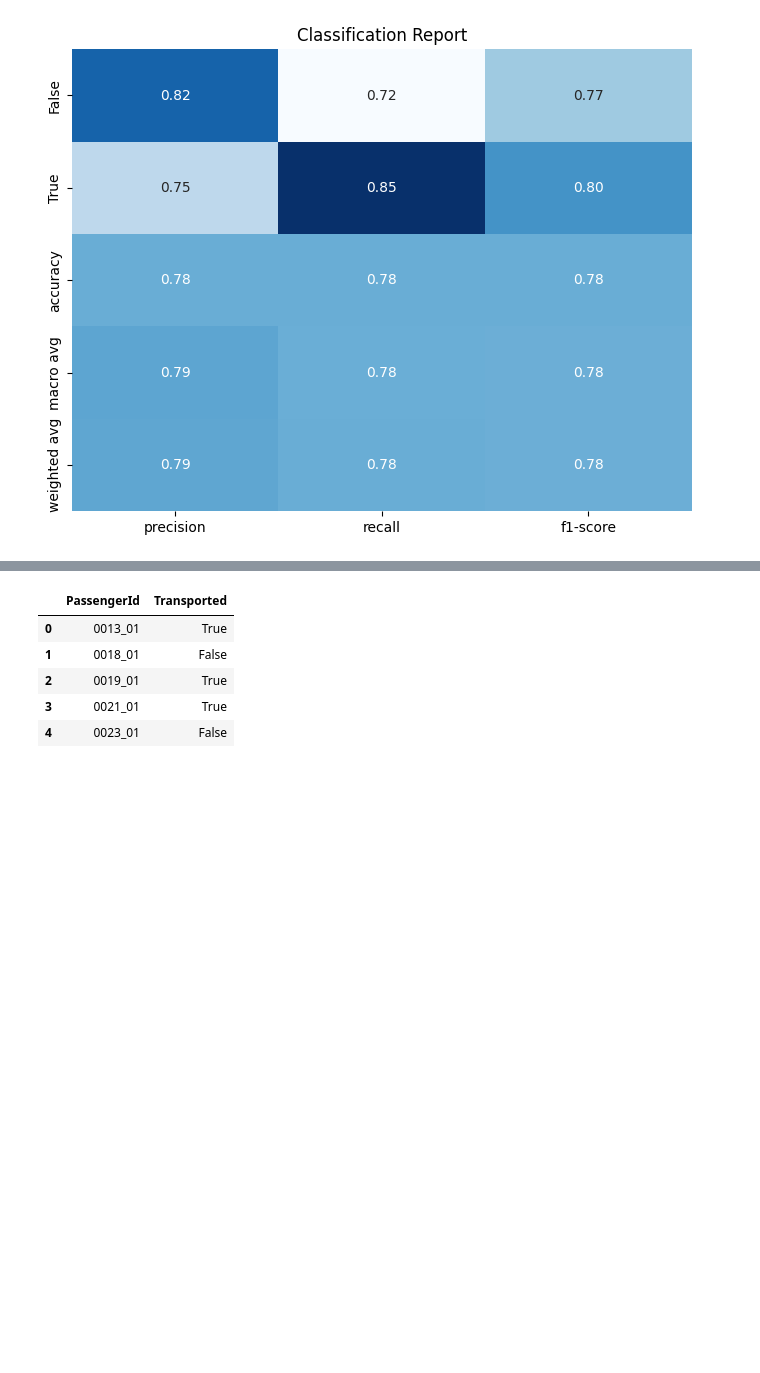
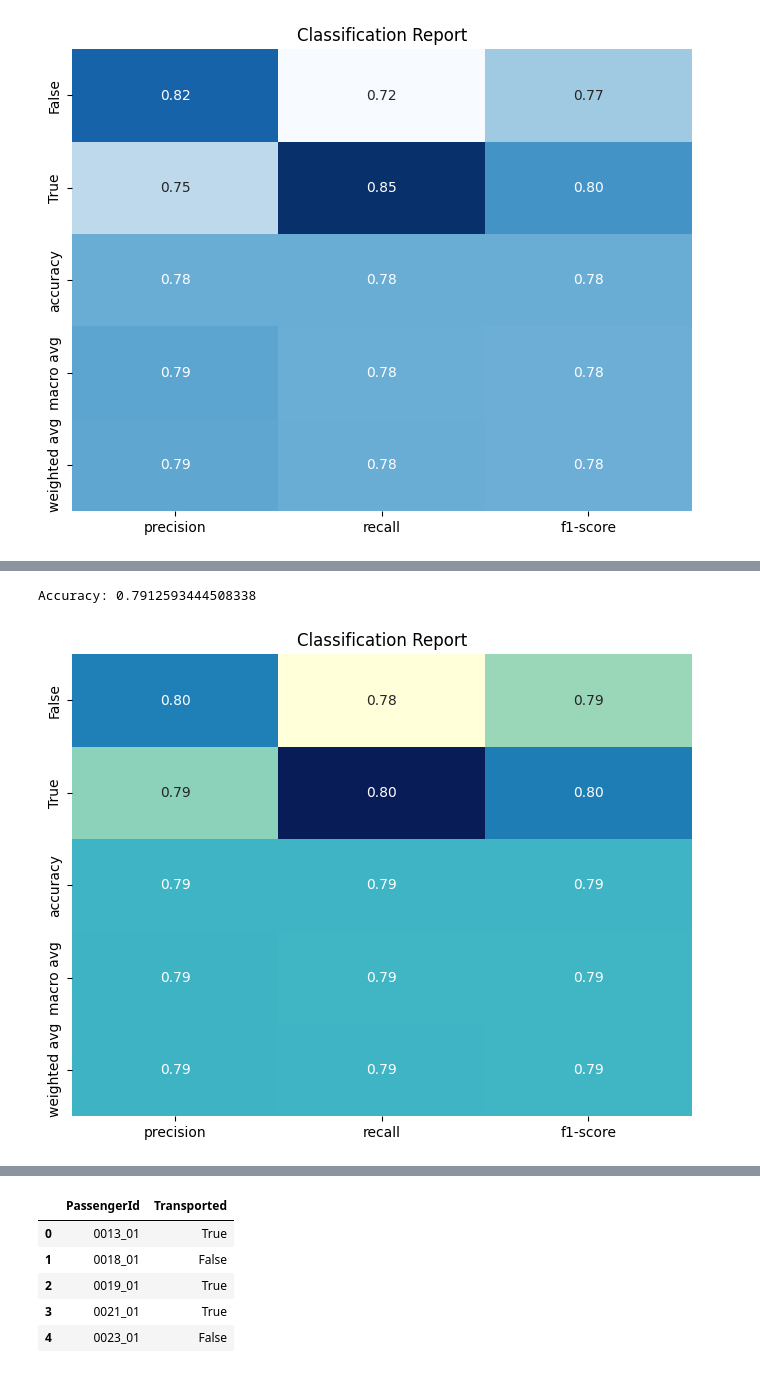
Before and after one commit to 7PAM2015-0105-2023-TEAM17/Kaggle-Challenge-Team-17, a Jupyter notebook: kaggle_Challenge_TEAM_17.ipynb, the cells around one changed output, grey strips where cells are left out. Cells and saved outputs as stored; diff of their text form; code cells hidden in the pictures; blank space fills up the shorter version.

Commit message:
used RFDT classifier

```diff
--- a/kaggle_Challenge_TEAM_17.ipynb
+++ b/kaggle_Challenge_TEAM_17.ipynb
@@ -304,0 +311,4 @@ LogisticRegression(random_state=42)
+# %%
+
+model = RandomForestClassifier(random_state=42)
+model.fit(X_train, y_train)
@@ -348,0 +363,3 @@ plt.show()
+# %%
+# Predict the labels for validation set
+y_pred_val = model.predict(X_val)
@@ -349 +377,14 @@ plt.show()
+# %%
+print("Accuracy:", accuracy_score(y_val, y_pred_val))
+# %% [output]
+Accuracy: 0.7912593444508338
+# %%
+report = classification_report(y_val, y_pred_val, output_dict=True)
+report_df = pd.DataFrame(report).transpose()
+plt.figure(figsize=(8, 6))
+sns.heatmap(report_df.drop(columns=['support']), annot=True, cmap='YlGnBu', fmt=".2f", cbar=False)
+plt.title('Classification Report')
+plt.show()
+# %% [output]
+[figure, added]
 # %% [markdown]
```
Also changed, not shown: parts of 12 cells of this notebook.
